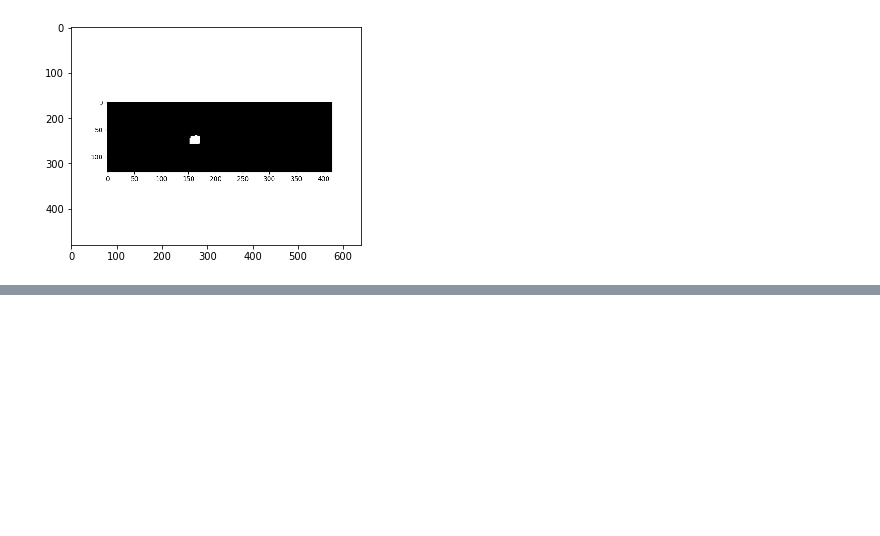
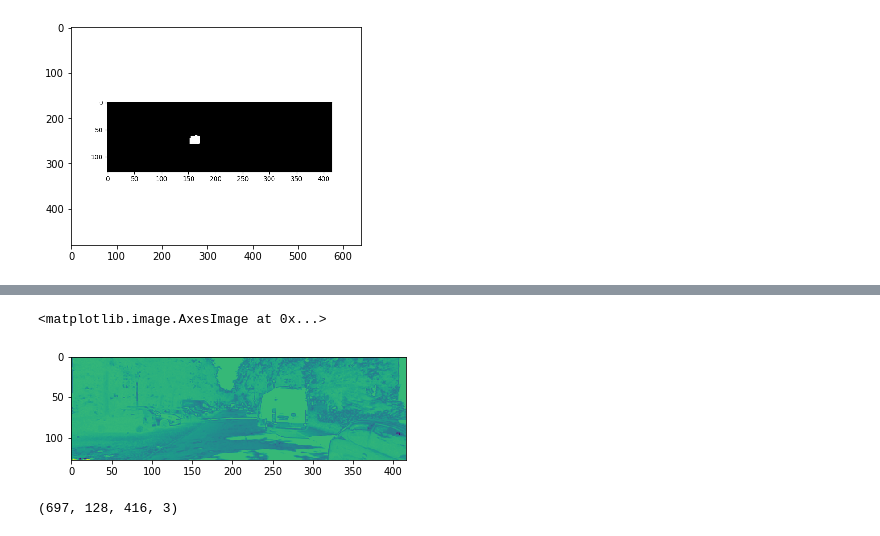
Before and after one commit to qihao-huang/GeoNet, a Jupyter notebook: tools/show_depth_delta.ipynb, the cells around one changed output, grey strips where cells are left out. Drawn from its saved outputs; the diff is of its cells as text; code cells hidden in the pictures; blank space fills up the shorter version.

```diff
--- a/tools/show_depth_delta.ipynb
+++ b/tools/show_depth_delta.ipynb
@@ -155,0 +191,5 @@ plt.imshow(rgb_img)
+# %%
+plt.imshow(bwd_rigid_error[123][:,:,2])
+# %% [output]
+<matplotlib.image.AxesImage at 0x...>
+[figure, added]
@@ -155,0 +200,4 @@ plt.imshow(rgb_img)
+# %%
+fwd_rigid_warp.shape
+# %% [output]
+(697, 128, 416, 3)
```
Also changed, not shown: parts of 41 cells of this notebook, 7 other files.
